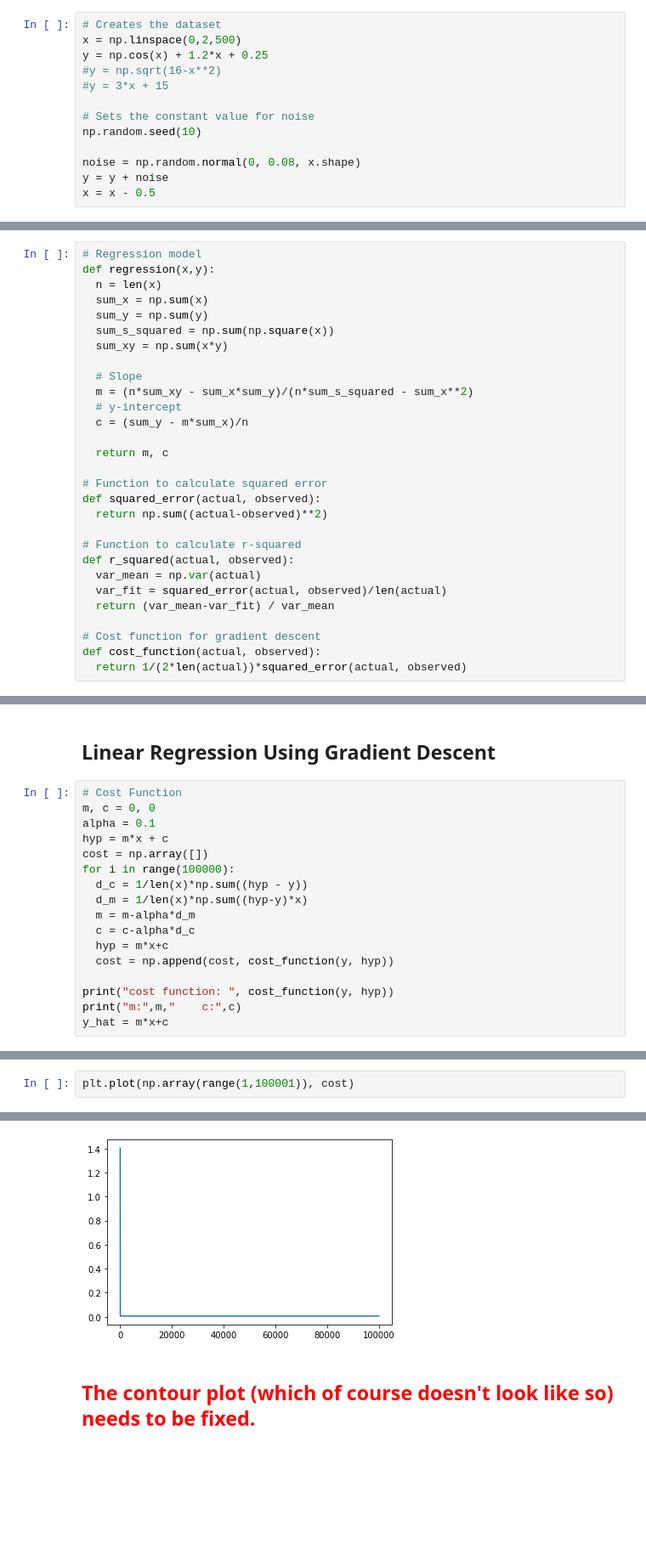
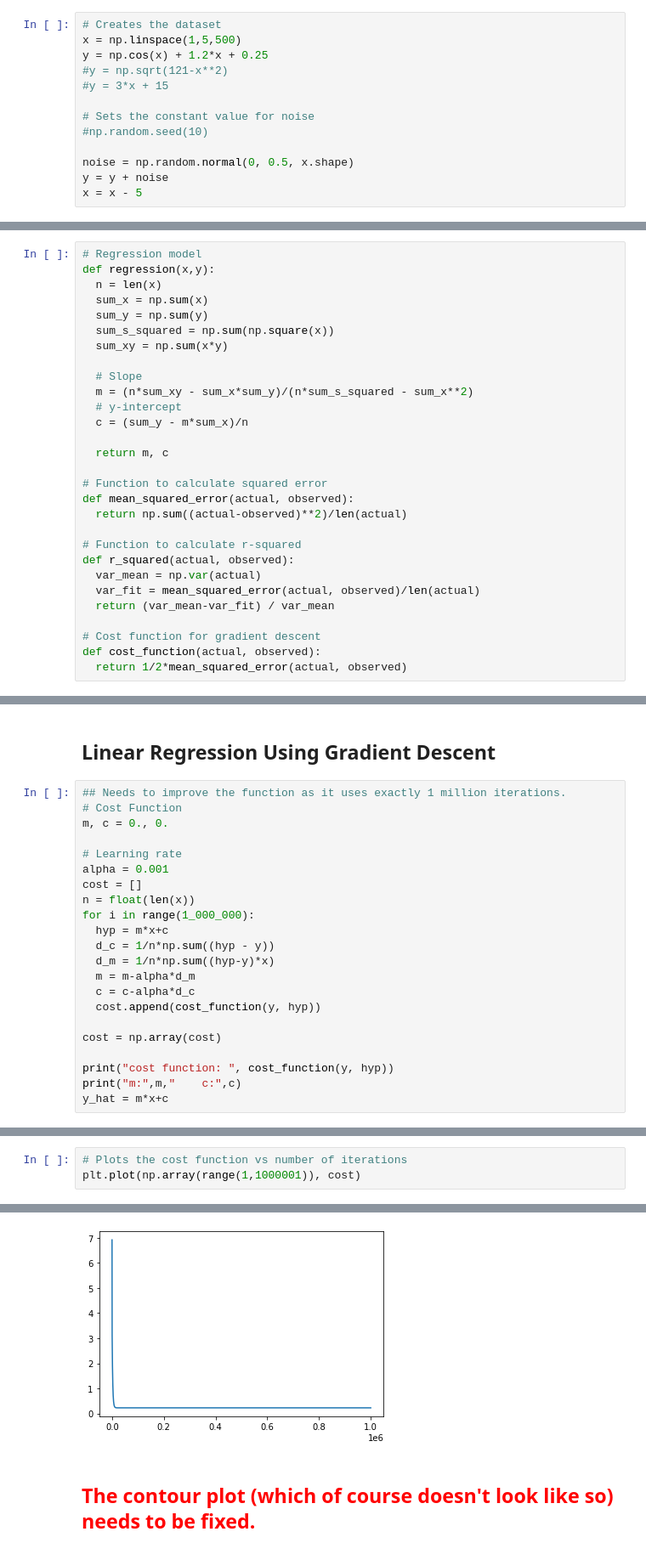
Before and after one commit to Nischal2015/machine_learning, a Jupyter notebook: linear_regression.ipynb, the cells around one changed output, grey strips where cells are left out. Shown at 85% size. Saved outputs shown, nothing was run; the diff lists cells and outputs as text; blank space fills up the shorter version.

```diff
--- a/linear_regression.ipynb
+++ b/linear_regression.ipynb
@@ -14,14 +16,14 @@ import matplotlib.pyplot as plt
 import seaborn as sns
 # %%
 # Creates the dataset
-x = np.linspace(0,2,500)
+x = np.linspace(1,5,500)
 y = np.cos(x) + 1.2*x + 0.25
-#y = np.sqrt(16-x**2)
+#y = np.sqrt(121-x**2)
 #y = 3*x + 15
 
 # Sets the constant value for noise
-np.random.seed(10)
+#np.random.seed(10)
 
-noise = np.random.normal(0, 0.08, x.shape)
+noise = np.random.normal(0, 0.5, x.shape)
 y = y + noise
-x = x - 0.5
+x = x - 5
@@ -56,17 +107,17 @@ def regression(x,y):
   return m, c
 
 # Function to calculate squared error
-def squared_error(actual, observed):
-  return np.sum((actual-observed)**2)
+def mean_squared_error(actual, observed):
+  return np.sum((actual-observed)**2)/len(actual)
 
 # Function to calculate r-squared
 def r_squared(actual, observed):
   var_mean = np.var(actual)
-  var_fit = squared_error(actual, observed)/len(actual)
+  var_fit = mean_squared_error(actual, observed)/len(actual)
   return (var_mean-var_fit) / var_mean
 
 # Cost function for gradient descent
 def cost_function(actual, observed):
-  return 1/(2*len(actual))*squared_error(actual, observed)
+  return 1/2*mean_squared_error(actual, observed)
 # %%
 # Calling the module
@@ -131,18 +197,23 @@ plt.scatter(x, Y_pred, marker='.', color='r', alpha=0.6)
 # %% [markdown]
 ## Linear Regression Using Gradient Descent
 # %%
+## Needs to improve the function as it uses exactly 1 million iterations.
 # Cost Function
-m, c = 0, 0
-alpha = 0.1
-hyp = m*x + c
-cost = np.array([])
-for i in range(100000):
-  d_c = 1/len(x)*np.sum((hyp - y))
-  d_m = 1/len(x)*np.sum((hyp-y)*x)
+m, c = 0., 0.
+
+# Learning rate
+alpha = 0.001
+cost = []
+n = float(len(x))
+for i in range(1_000_000):
+  hyp = m*x+c
+  d_c = 1/n*np.sum((hyp - y))
+  d_m = 1/n*np.sum((hyp-y)*x)
   m = m-alpha*d_m
   c = c-alpha*d_c
-  hyp = m*x+c
-  cost = np.append(cost, cost_function(y, hyp))
+  cost.append(cost_function(y, hyp))
+
+cost = np.array(cost)
 
 print("cost function: ", cost_function(y, hyp))
 print("m:",m,"    c:",c)
@@ -160,8 +231,9 @@ plt.scatter(x, y_hat, marker='.', color='r', alpha=0.6)
 # %%
-plt.plot(np.array(range(1,100001)), cost)
+# Plots the cost function vs number of iterations
+plt.plot(np.array(range(1,1000001)), cost)
 # %% [output]
 [<matplotlib.lines.Line2D at 0x...>]
-[figure, old version]
+[figure, new version]
 # %% [markdown]
 ## <p style='color:red'>The contour plot (which of course doesn't look like so) needs to be fixed.</p>
 # %%
```
Also changed, not shown: parts of 21 cells of this notebook.
